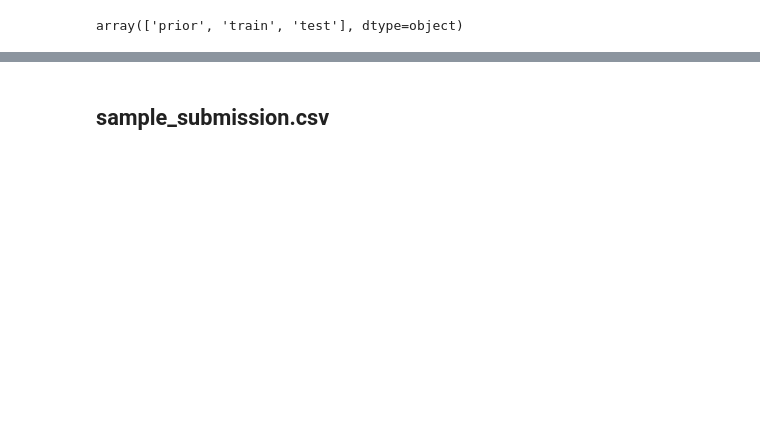
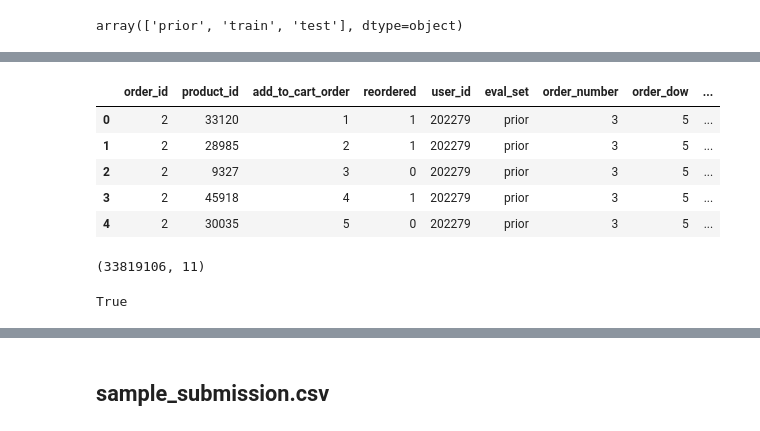
Before and after one commit to Harikant1707/kaggle_instacart, a Jupyter notebook: data_exploration.ipynb, the cells around one changed output, grey strips where cells are left out. Cells and saved outputs as stored; diff of their text form; code cells hidden in the pictures; blank space fills up the shorter version.

```diff
--- a/data_exploration.ipynb
+++ b/data_exploration.ipynb
@@ -382,0 +425,19 @@ test 75000
+# %%
+opp_opt_orders = opp_orders.append(opt_orders, ignore_index=True)
+opp_opt_orders.head()
+# %% [output]
+|  | order_id | product_id | add_to_cart_order | reordered | user_id | eval_set | order_number | order_dow | ... |
+| 0 | 2 | 33120 | 1 | 1 | 202279 | prior | 3 | 5 | ... |
+| 1 | 2 | 28985 | 2 | 1 | 202279 | prior | 3 | 5 | ... |
+| 2 | 2 | 9327 | 3 | 0 | 202279 | prior | 3 | 5 | ... |
+| 3 | 2 | 45918 | 4 | 1 | 202279 | prior | 3 | 5 | ... |
+| 4 | 2 | 30035 | 5 | 0 | 202279 | prior | 3 | 5 | ... |
+# %%
+opp_opt_orders.shape
+# %% [output]
+(33819106, 11)
+# %%
+# Confirm no data lost:
+len(opp_opt_orders) == len(opt_orders)+len(opp_orders)
+# %% [output]
+True
```
Also changed, not shown: parts of 38 cells of this notebook.
